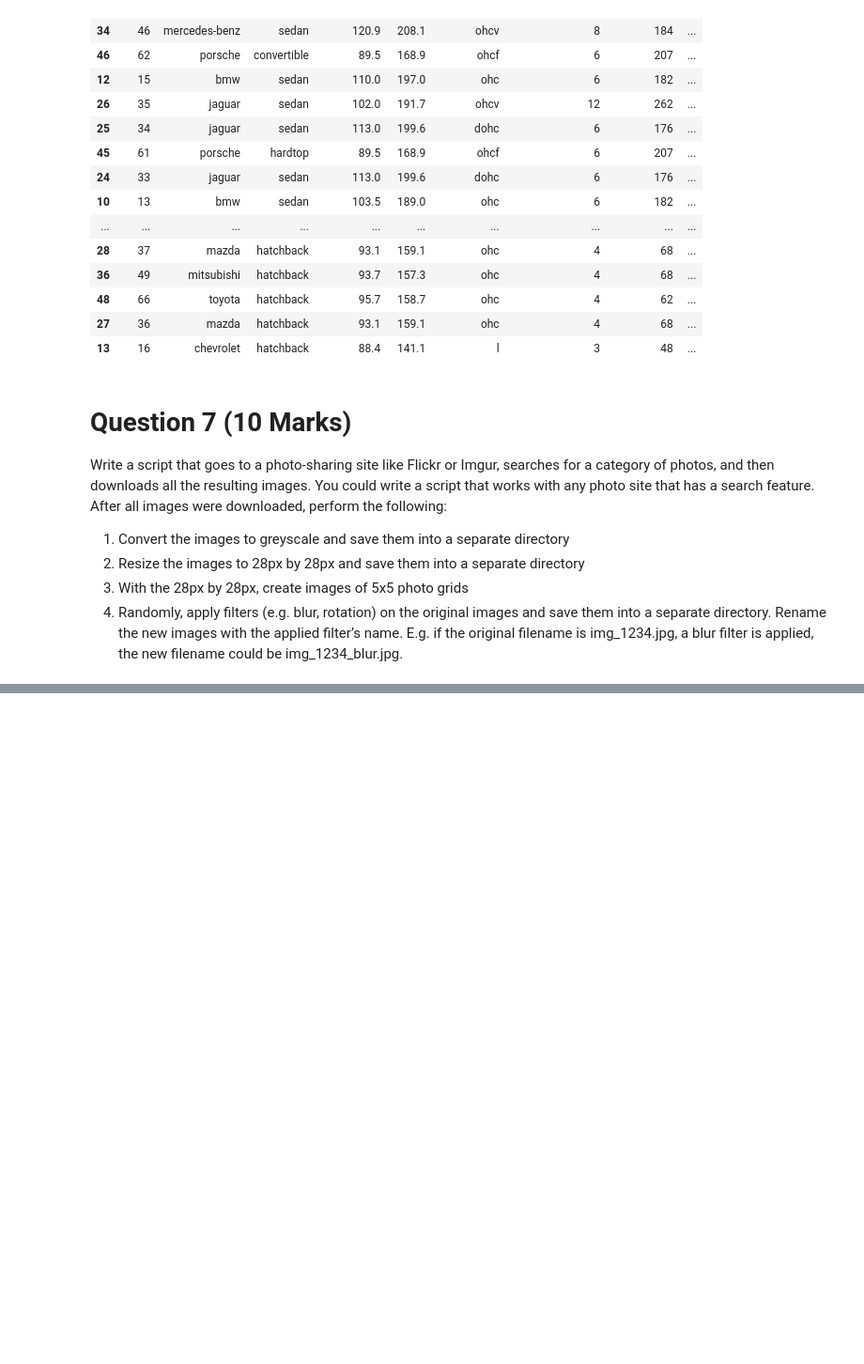
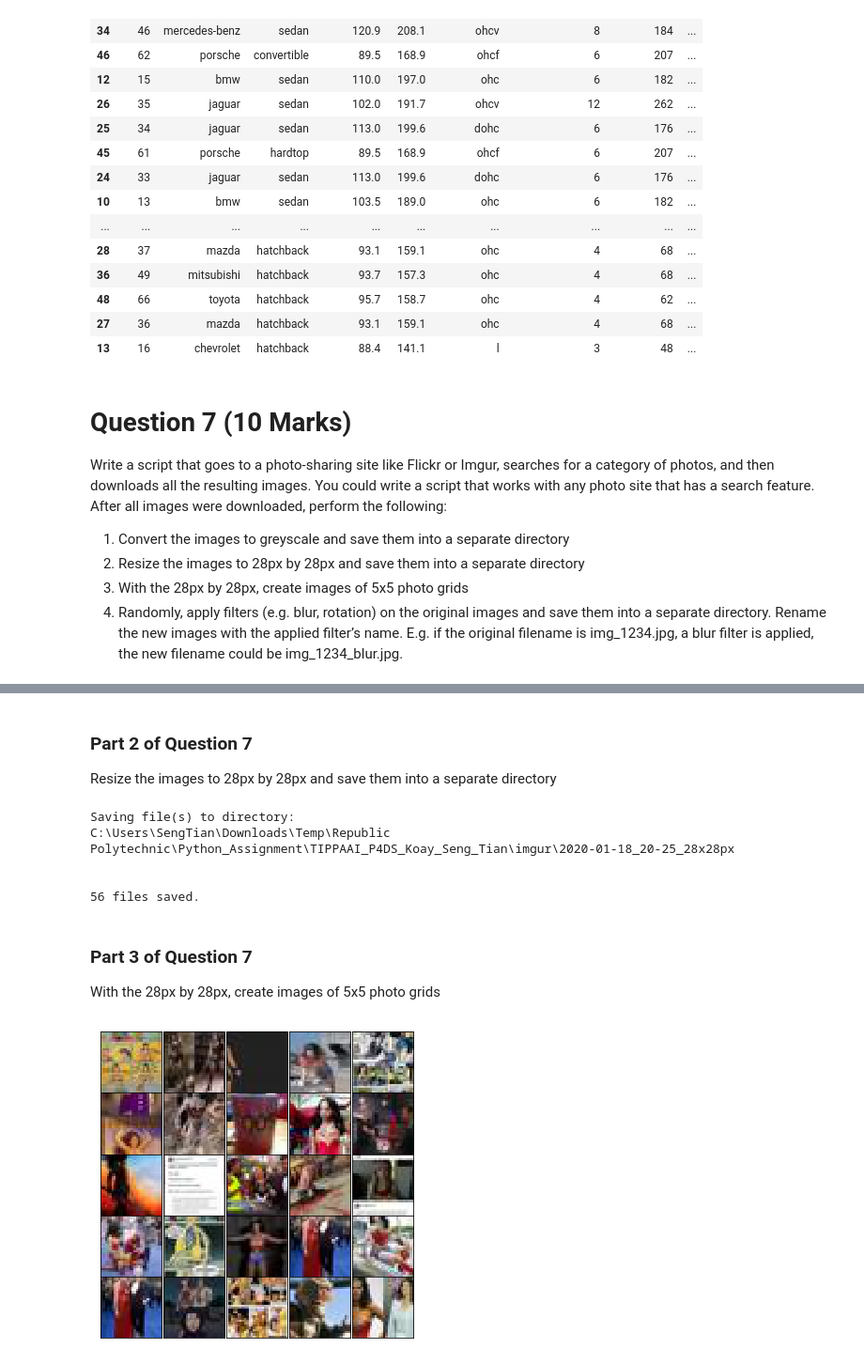
Before and after one commit to koayst/rp_python, a Jupyter notebook: TIPPAAI_P4DS_Koay_Seng_Tian.ipynb, the cells around one changed output, grey strips where cells are left out. Shown: that part at 94% size. Drawn from its saved outputs; the diff is of its cells as text; code cells hidden in the pictures; blank space fills up the shorter version.

Commit message:
Finished Question 7

```diff
--- a/TIPPAAI_P4DS_Koay_Seng_Tian.ipynb
+++ b/TIPPAAI_P4DS_Koay_Seng_Tian.ipynb
@@ -701,0 +861,76 @@ After all images were downloaded, perform the following:
+# %% [markdown]
+### Part 2 of Question 7
+Resize the images to 28px by 28px and save them into a separate directory
+# %%
+def resizeImage (pxX=28, pxY=28):
+
+    global rsImgDir
+    rsImgDir = os.path.join(baseDir, timeRequested + "_" + str(pxX) + 'x' + str(pxY) + 'px')
+
+    #create the path to image directory
+    if not os.path.exists(imgDir):
+        print('Images directory does not exist!\n')
+        return
+
+    if not os.path.exists(rsImgDir):
+        os.makedirs(rsImgDir)
+
+    print('\nSaving file(s) to directory:\n{}\n'.format(rsImgDir))
+
+    #create a list of file to be resized
+    fileList = os.listdir(imgDir)
+
+    #start the conversion
+    fileCount = 0
+    pbar = tqdm(fileList)
+    for file in pbar:
+        image = Image.open(os.path.join(imgDir, file))
+        rsImage = image.resize((pxX, pxY))
+        rsImage.save(os.path.join(rsImgDir, 'rs_'+ file))
+        rsImage.close()
+        fileCount += 1
+
+    print('{} files saved.\n'.format(fileCount))
+
+resizeImage()
+# %% [output]
+Saving file(s) to directory:
+C:\Users\SengTian\Downloads\Temp\Republic Polytechnic\Python_Assignment\TIPPAAI_P4DS_Koay_Seng_Tian\imgur\2020-01-18_20-25_28x28px
+
+
+56 files saved.
+# %% [markdown]
+### Part 3 of Question 7
+With the 28px by 28px, create images of 5x5 photo grids
+# %%
+def displayImageGrid(gridSize=(5,5)):
+
+    #shows the first gridSize[0] * gridSize[1] images when
+    #number of images is greater than gridSize
+    fileList = os.listdir(rsImgDir)[: gridSize[0] * gridSize[1]]
+    if len(fileList) < (gridSize[0] * gridSize[1]):
+        for i in range(len(fileList), (gridSize[0] * gridSize[1])):
+            fileList.append('')
+
+    imgArray = np.array(fileList).reshape(gridSize[0], gridSize[1])
+
+    fig, ax = plt.subplots(gridSize[0], gridSize[1], figsize=(6, 6))
+    fig.subplots_adjust(hspace=0, wspace=0)
+
+    for x in range(gridSize[0]):
+        for y in range(gridSize[1]):
+            if not imgArray[x, y] == '':
+                image = Image.open(os.path.join(rsImgDir, imgArray[x, y]))
+                ax[x, y].xaxis.set_major_locator(plt.NullLocator())
+                ax[x, y].yaxis.set_major_locator(plt.NullLocator())
+                ax[x, y].imshow(image)
+            else:
+                # do not show the grid lines if the grid size is
+                # larger than number of images to show
+                ax[x, y].set_visible(False)
+
+#display 28px x 28px images in 5x5 grid, the
+#images are taken from the greyscale directory
+displayImageGrid()
+# %% [output]
+[figure, added]
```
Also changed, not shown: parts of 10 cells of this notebook, 1 other file.
